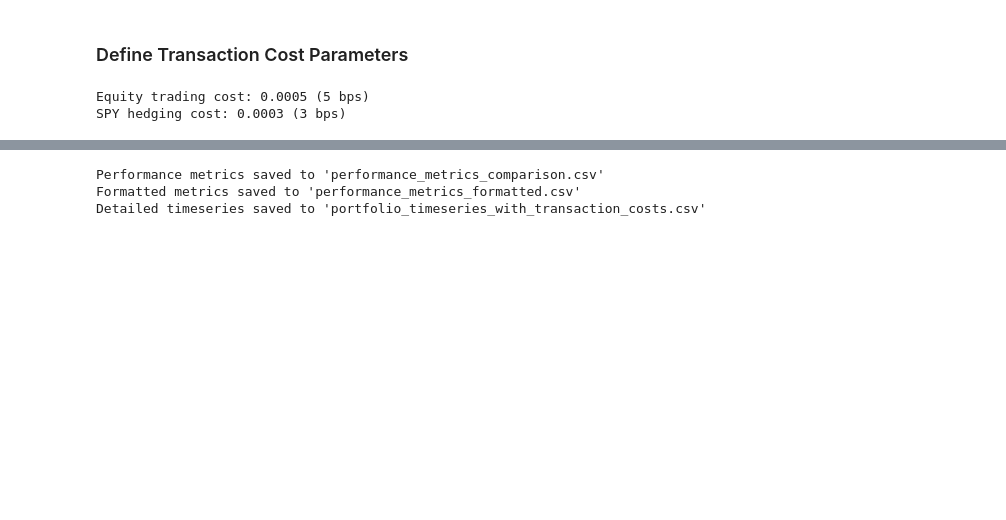
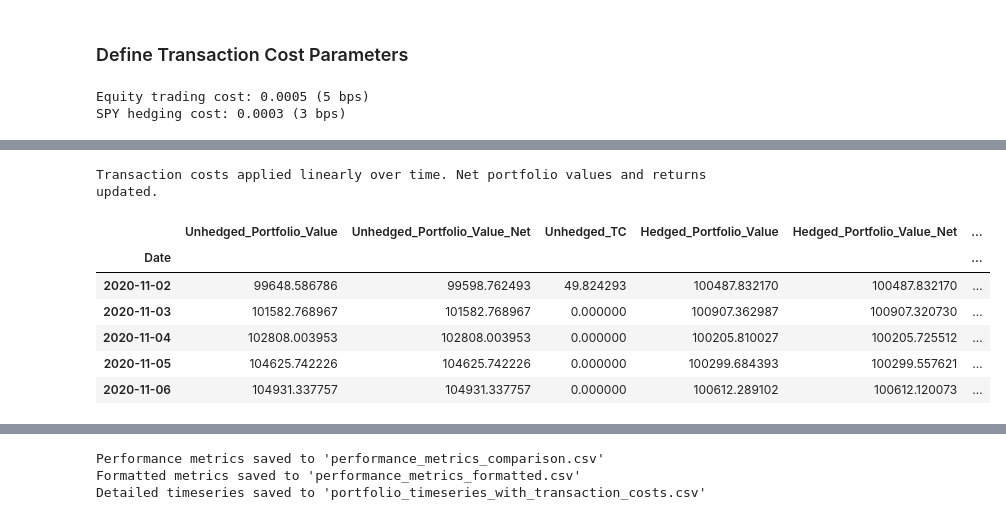
Before and after one commit to elliottgordon/finm-25000-p2-repository, a Jupyter notebook: Homework #6/Part 5: Backtesting & Performance Evaluation/backtesting.ipynb, the cells around one changed output, grey strips where cells are left out. Cells and saved outputs as stored; diff of their text form; code cells hidden in the pictures; blank space fills up the shorter version.

```diff
--- a/Homework #6/Part 5: Backtesting & Performance Evaluation/backtesting.ipynb
+++ b/Homework #6/Part 5: Backtesting & Performance Evaluation/backtesting.ipynb
@@ -130,0 +119,39 @@ Percentage impact: 1.00%
+# %%
+# --- Transaction Cost Calculation (Correct Linear Application) ---
+n_days = len(tc_data)
+time_weights = np.linspace(0, 1, n_days)
+
+# Unhedged: Only initial equity cost, spread linearly over time
+# Calculate total initial equity trade cost for unhedged portfolio:
+#  - 5 bps per equity trade, applied once per stock at the start
+
+# Apply the entire transaction cost on the first day only (no linear spreading)
+unhedged_initial_trade_cost = tc_data[unhedged_portfolio_value_col].iloc[0] * equity_cost
+tc_data['Unhedged_TC'] = 0
+tc_data['Unhedged_TC'].iloc[0] = unhedged_initial_trade_cost
+tc_data['Unhedged_TC'] = tc_data['Unhedged_TC'].ffill()
+tc_data['Unhedged_Portfolio_Value_Net'] = tc_data[unhedged_portfolio_value_col] - tc_data['Unhedged_TC']
+tc_data['Unhedged_Portfolio_Return_Net'] = tc_data['Unhedged_Portfolio_Value_Net'].pct_change()
+
+# Hedged: Initial equity cost + cumulative SPY hedge costs (assume daily SPY trades)
+spy_trade_dollar_volume = tc_data['Hedged_SPY_Trade_Abs'] if 'Hedged_SPY_Trade_Abs' in tc_data.columns else np.zeros(n_days)
+hedged_equity_tc = tc_data[hedged_portfolio_value_col].iloc[0] * equity_cost
+hedged_spy_tc = spy_trade_dollar_volume * spy_cost
+tc_data['Hedged_Equity_TC'] = hedged_equity_tc * time_weights
+tc_data['Hedged_SPY_TC'] = np.cumsum(hedged_spy_tc)
+tc_data['Hedged_Cumulative_TC'] = tc_data['Hedged_Equity_TC'] + tc_data['Hedged_SPY_TC']
+tc_data['Hedged_Portfolio_Value_Net'] = tc_data[hedged_portfolio_value_col] - tc_data['Hedged_Cumulative_TC']
+tc_data['Hedged_Portfolio_Return_Net'] = tc_data['Hedged_Portfolio_Value_Net'].pct_change()
+
+print("Transaction costs applied linearly over time. Net portfolio values and returns updated.")
+display(tc_data[[unhedged_portfolio_value_col, 'Unhedged_Portfolio_Value_Net', 'Unhedged_TC', hedged_portfolio_value_col, 'Hedged_Portfolio_Value_Net', 'Hedged_Cumulative_TC']].head())
+display(tc_data[[unhedged_portfolio_value_col, 'Unhedged_Portfolio_Value_Net', 'Unhedged_TC', hedged_portfolio_value_col, 'Hedged_Portfolio_Value_Net', 'Hedged_Cumulative_TC']].tail())
+# %% [output]
+Transaction costs applied linearly over time. Net portfolio values and returns updated.
+|  | Unhedged_Portfolio_Value | Unhedged_Portfolio_Value_Net | Unhedged_TC | Hedged_Portfolio_Value | Hedged_Portfolio_Value_Net | ... |
+| Date |  |  |  |  |  | ... |
+| 2020-11-02 | 99648.586786 | 99598.762493 | 49.824293 | 100487.832170 | 100487.832170 | ... |
+| 2020-11-03 | 101582.768967 | 101582.768967 | 0.000000 | 100907.362987 | 100907.320730 | ... |
+| 2020-11-04 | 102808.003953 | 102808.003953 | 0.000000 | 100205.810027 | 100205.725512 | ... |
+| 2020-11-05 | 104625.742226 | 104625.742226 | 0.000000 | 100299.684393 | 100299.557621 | ... |
+| 2020-11-06 | 104931.337757 | 104931.337757 | 0.000000 | 100612.289102 | 100612.120073 | ... |
```
Also changed, not shown: parts of 30 cells of this notebook, 7 other files.
